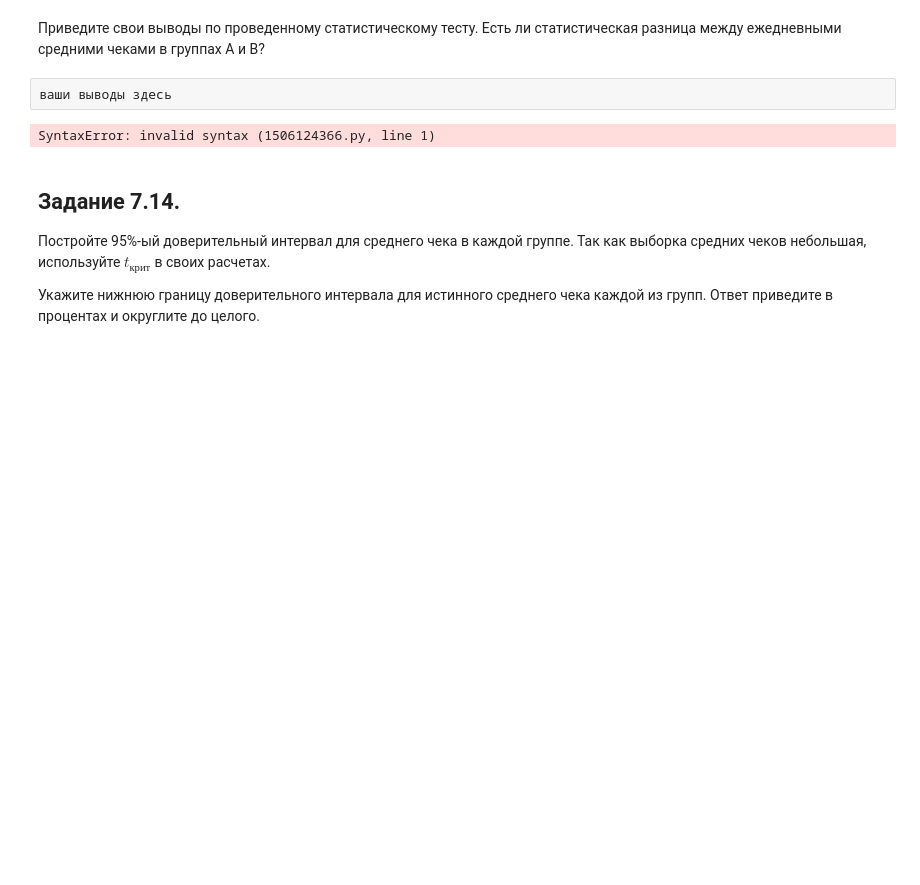
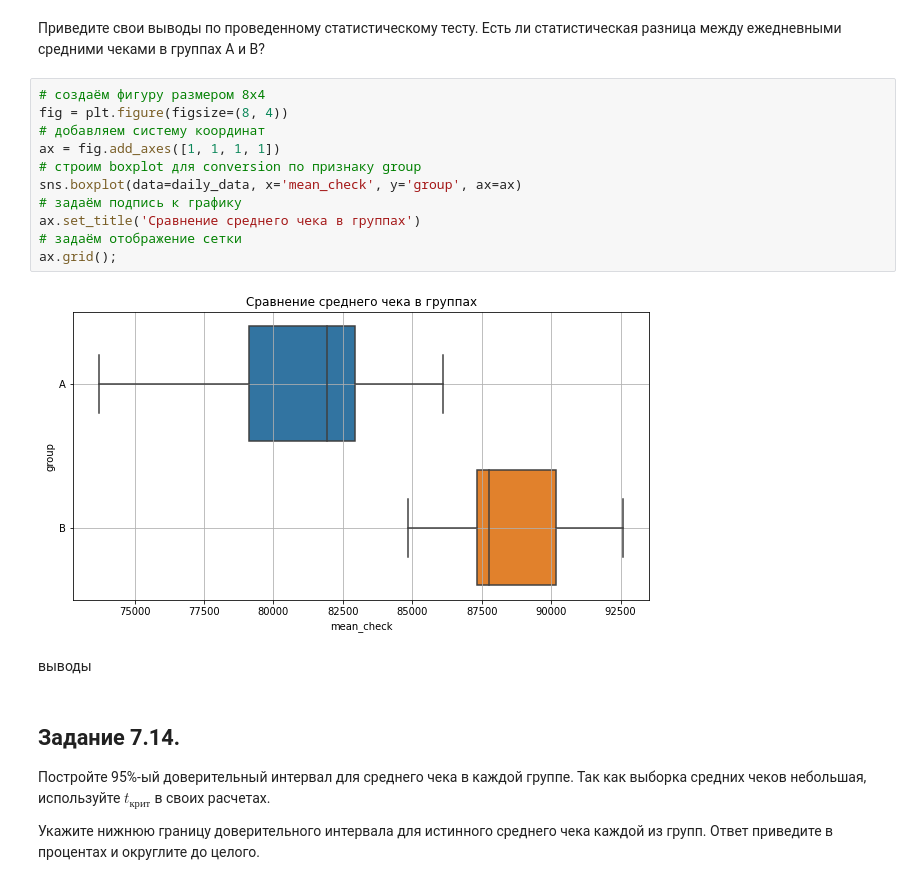
Before and after one commit to MrVengeance/sf_DC, a Jupyter notebook: Template_EDA_5.ipynb, the cells around one changed output. Cells and saved outputs as stored; diff of their text form; blank space fills up the shorter version.

```diff
--- a/Template_EDA_5.ipynb
+++ b/Template_EDA_5.ipynb
@@ -434,9 +515,20 @@ print('Доверительный интервал для разности ко
 # %% [markdown]
  Приведите свои выводы по проведенному статистическому тесту. Есть ли статистическая разница между ежедневными средними чеками в группах А и B?
-# %%
-ваши выводы здесь
-# %% [output]
-SyntaxError: invalid syntax (1506124366.py, line 1)
+# %%
+# создаём фигуру размером 8x4
+fig = plt.figure(figsize=(8, 4))
+# добавляем систему координат
+ax = fig.add_axes([1, 1, 1, 1])
+# строим boxplot для conversion по признаку group
+sns.boxplot(data=daily_data, x='mean_check', y='group', ax=ax)
+# задаём подпись к графику
+ax.set_title('Сравнение среднего чека в группах')
+# задаём отображение сетки
+ax.grid();
+# %% [output]
+[figure, added]
+# %% [markdown]
+выводы
 # %% [markdown]
 ## **Задание 7.14.**
 
```
Also changed, not shown: parts of 15 cells of this notebook, 1 other file.
